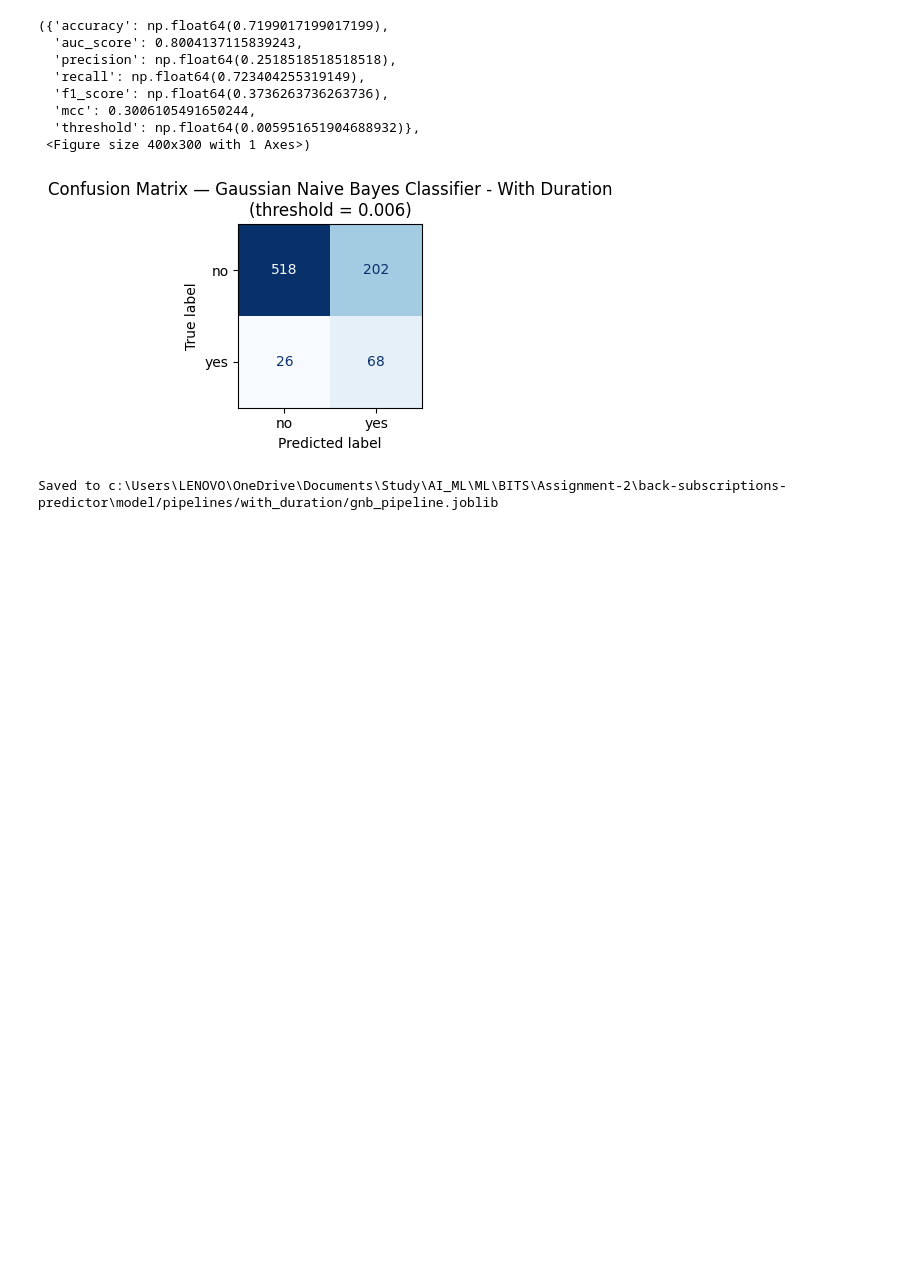
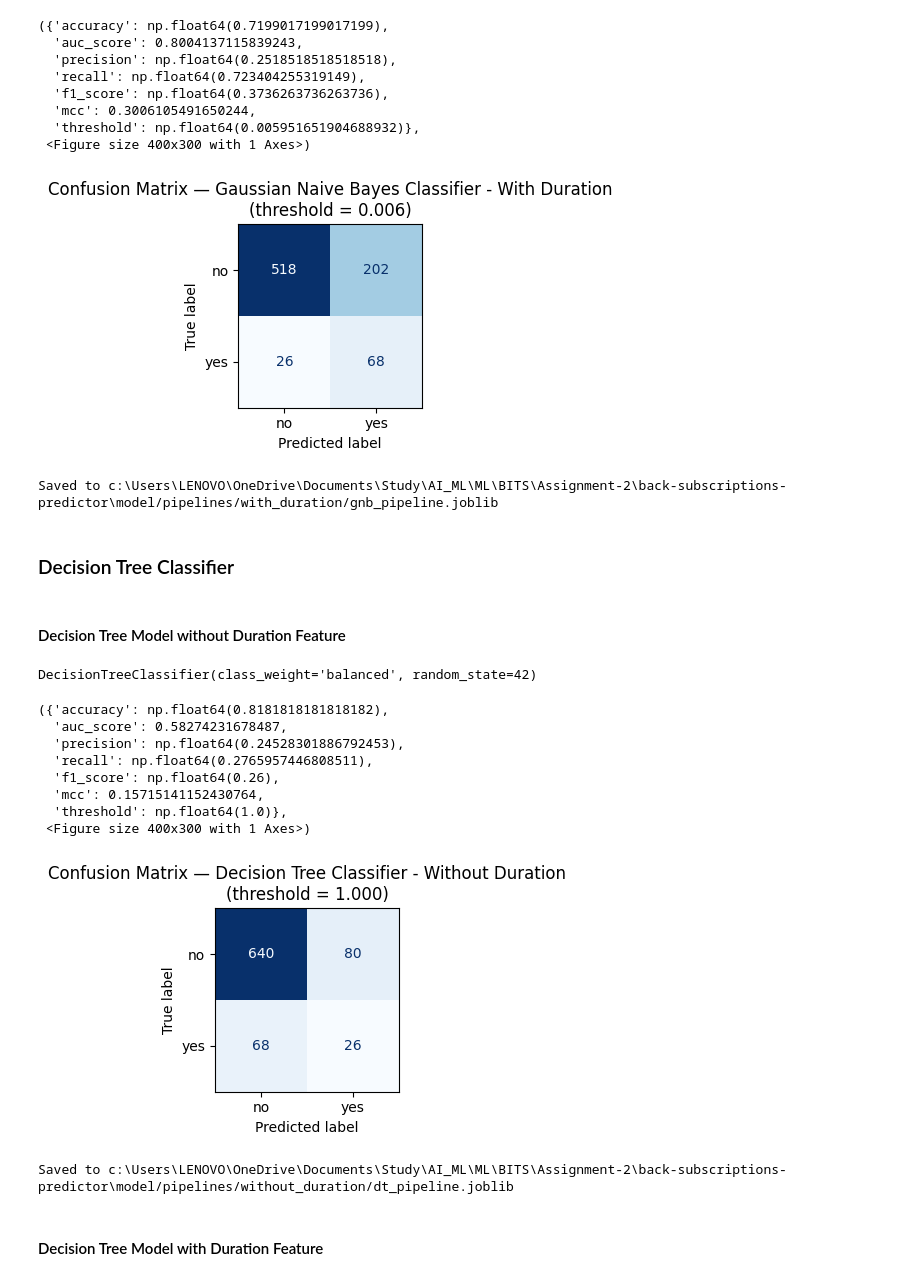
Before and after one commit to dustycoder-sayan/bank-subscriptions-predictor, a Jupyter notebook: model/bank_subscription_classifiers.ipynb, the cells around one changed output. Cells and saved outputs as stored; diff of their text form; code cells hidden in the pictures; blank space fills up the shorter version.

Commit message:
Implemented Decision Tree Model with related Pipeline

```diff
--- a/model/bank_subscription_classifiers.ipynb
+++ b/model/bank_subscription_classifiers.ipynb
@@ -982,3 +982,73 @@ saved_loc = save_deployable_model(
 print(f"Saved to {saved_loc}")
 # %% [output]
 Saved to c:\Users\LENOVO\OneDrive\Documents\Study\AI_ML\ML\BITS\Assignment-2\back-subscriptions-predictor\model/pipelines/with_duration/gnb_pipeline.joblib
+# %% [markdown]
+### Decision Tree Classifier
+# %% [markdown]
+#### Decision Tree Model without Duration Feature
+# %%
+dt_without_duration = DecisionTreeClassifier(class_weight="balanced", random_state=42)
+# %%
+dt_classifier_without_duration, _ = build_model(
+    dt_without_duration,
+    X_train_without_duration,
+    y_train,
+    requires_scaling=False
+)
+
+# Select a classification threshold using ONLY training data (via out-of-fold
+# CV probabilities), so the test set stays untouched until final evaluation.
+dt_threshold_without_duration = find_best_threshold_cv(
+    dt_without_duration,
+    X_train_without_duration,
+    y_train,
+    requires_scaling=False
+)
+
+dt_classifier_without_duration
+# %% [output]
+DecisionTreeClassifier(class_weight='balanced', random_state=42)
+# %%
+# Getting y_scores; y_pred is now derived inside get_evaluation_metrics using
+# the training-side tuned threshold rather than sklearn's hardcoded 0.5 default.
+dt_y_score_without_duration = dt_classifier_without_duration.predict_proba(X_test_without_duration)[:, -1]
+# %%
+# Evaluation of Metrics
+dt_evaluation_metrics_without_duration = get_evaluation_metrics(
+    "Decision Tree Classifier - Without Duration",
+    y_test,
+    dt_y_score_without_duration,
+    threshold=dt_threshold_without_duration
+)
+dt_evaluation_metrics_without_duration[0], dt_evaluation_metrics_without_duration[2]
+# %% [output]
+({'accuracy': np.float64(0.8181818181818182),
+  'auc_score': 0.58274231678487,
+  'precision': np.float64(0.24528301886792453),
+  'recall': np.float64(0.2765957446808511),
+  'f1_score': np.float64(0.26),
+  'mcc': 0.15715141152430764,
+  'threshold': np.float64(1.0)},
+ <Figure size 400x300 with 1 Axes>)
+[figure, added]
+# %%
+# End-to-end deployable pipeline: raw input -> prediction.
+X_train_raw_without_duration = df_raw.loc[X_train_without_duration.index].drop(columns=["y", "duration"], errors="ignore")
+
+dt_pipeline_without_duration = build_deployable_pipeline(
+    classifier=dt_classifier_without_duration,
+    with_duration=False,
+)
+dt_pipeline_without_duration.fit(X_train_raw_without_duration, y_train)
+
+saved_loc = save_deployable_model(
+    pipeline=dt_pipeline_without_duration,
+    threshold=dt_threshold_without_duration,
+    model_name="dt",
+    with_duration=False
+)
+print(f"Saved to {saved_loc}")
+# %% [output]
+Saved to c:\Users\LENOVO\OneDrive\Documents\Study\AI_ML\ML\BITS\Assignment-2\back-subscriptions-predictor\model/pipelines/without_duration/dt_pipeline.joblib
+# %% [markdown]
+#### Decision Tree Model with Duration Feature
```
Also changed, not shown: parts of 5 cells of this notebook, 2 other files.
